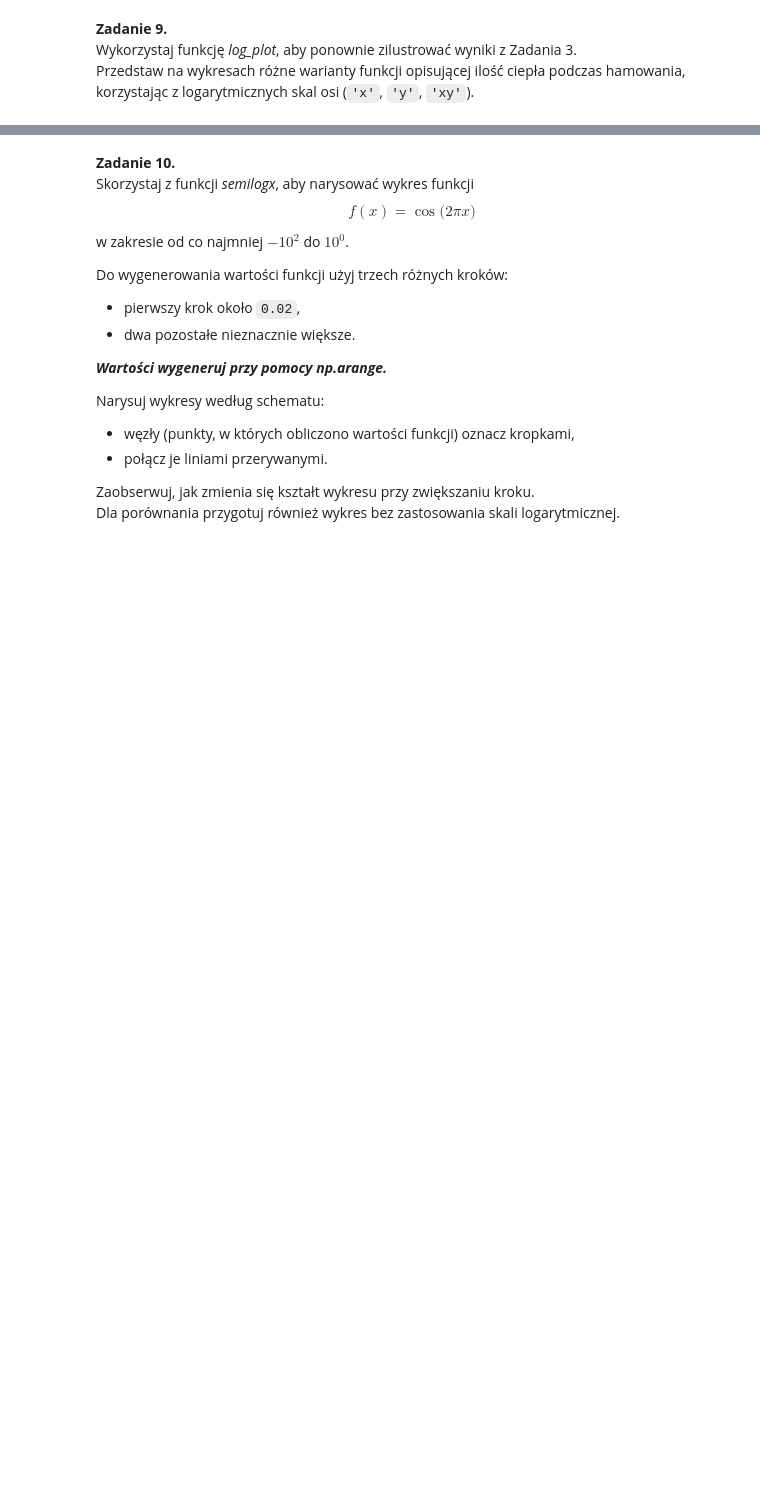
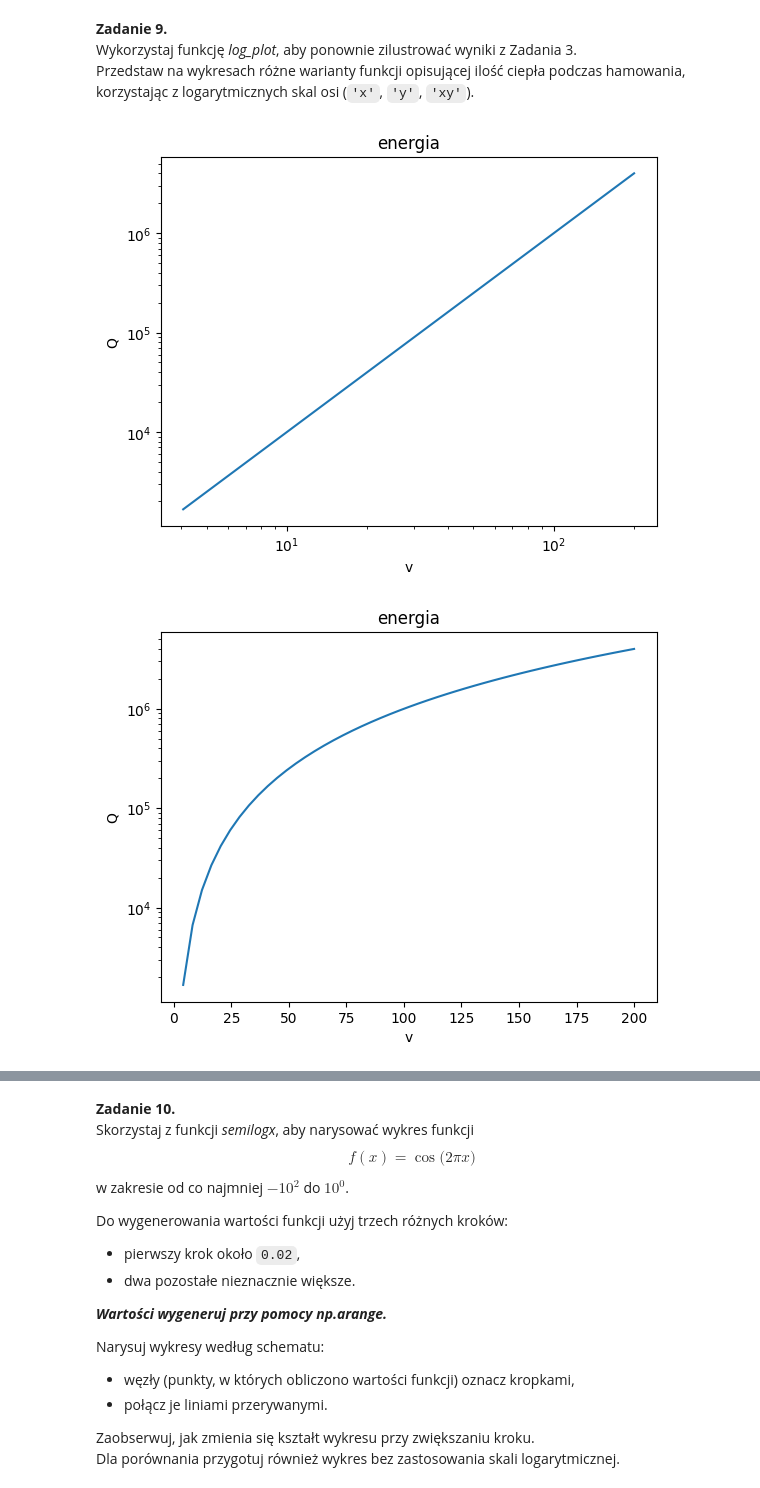
Before and after one commit to Magin28/MN-lab2, a Jupyter notebook: sprawozdanie.ipynb, the cells around one changed output, grey strips where cells are left out. Cells and saved outputs as stored; diff of their text form; code cells hidden in the pictures; blank space fills up the shorter version.

```diff
--- a/sprawozdanie.ipynb
+++ b/sprawozdanie.ipynb
@@ -201,7 +269,48 @@ Dodatkowo użytkownik ma mieć możliwość ustawienia parametrów:
 - xlabel - opis osi x,
 - ylabel - opis osi y,
 - title - tytuł wykresu.
+# %%
+def log_plot(x:np.ndarray,y:np.ndarray,xlabel:np.ndarray,ylabel:str,title:str,log_axis:str):
+    if x.size == 0 or y.size == 0 or x.size != y.size:
+        return None
+
+    if log_axis not in ['x', 'y', 'xy']:
+        return None
+
+    mask = (x > 0) & (y > 0) if log_axis == 'xy' else \
+           (x > 0) if log_axis == 'x' else \
+           (y > 0) if log_axis == 'y' else np.ones_like(x, dtype=bool)
+
+    x = x[mask]
+    y = y[mask]
+
+    fig, ax = plt.subplots()
+    ax.plot(x, y)
+
+    if log_axis == 'x':
+        ax.set_xscale('log')
+    elif log_axis == 'y':
+        ax.set_yscale('log')
+    elif log_axis == 'xy':
+        ax.set_xscale('log')
+        ax.set_yscale('log')
+
+    ax.set_xlabel(xlabel)
+    ax.set_ylabel(ylabel)
+    ax.set_title(title)
+
+    plt.show()
+    return fig
 # %% [markdown]
 **Zadanie 9.**
 Wykorzystaj funkcję *log_plot*, aby ponownie zilustrować wyniki z Zadania 3.
 Przedstaw na wykresach różne warianty funkcji opisującej ilość ciepła podczas hamowania, korzystając z logarytmicznych skal osi (`'x'`, `'y'`, `'xy'`).
+# %%
+v = np.linspace(0, 200)
+Q = Qh(200, v)
+log_plot(v, Q, "v", "Q","energia","xy")
+log_plot(v, Q, "v", "Q","energia","y")
+log_plot(v, Q, "v", "Q","energia","x")
+# %% [output]
+[figure, added]
+[figure, added]
```
Also changed, not shown: parts of 6 cells of this notebook, 1 other file.
